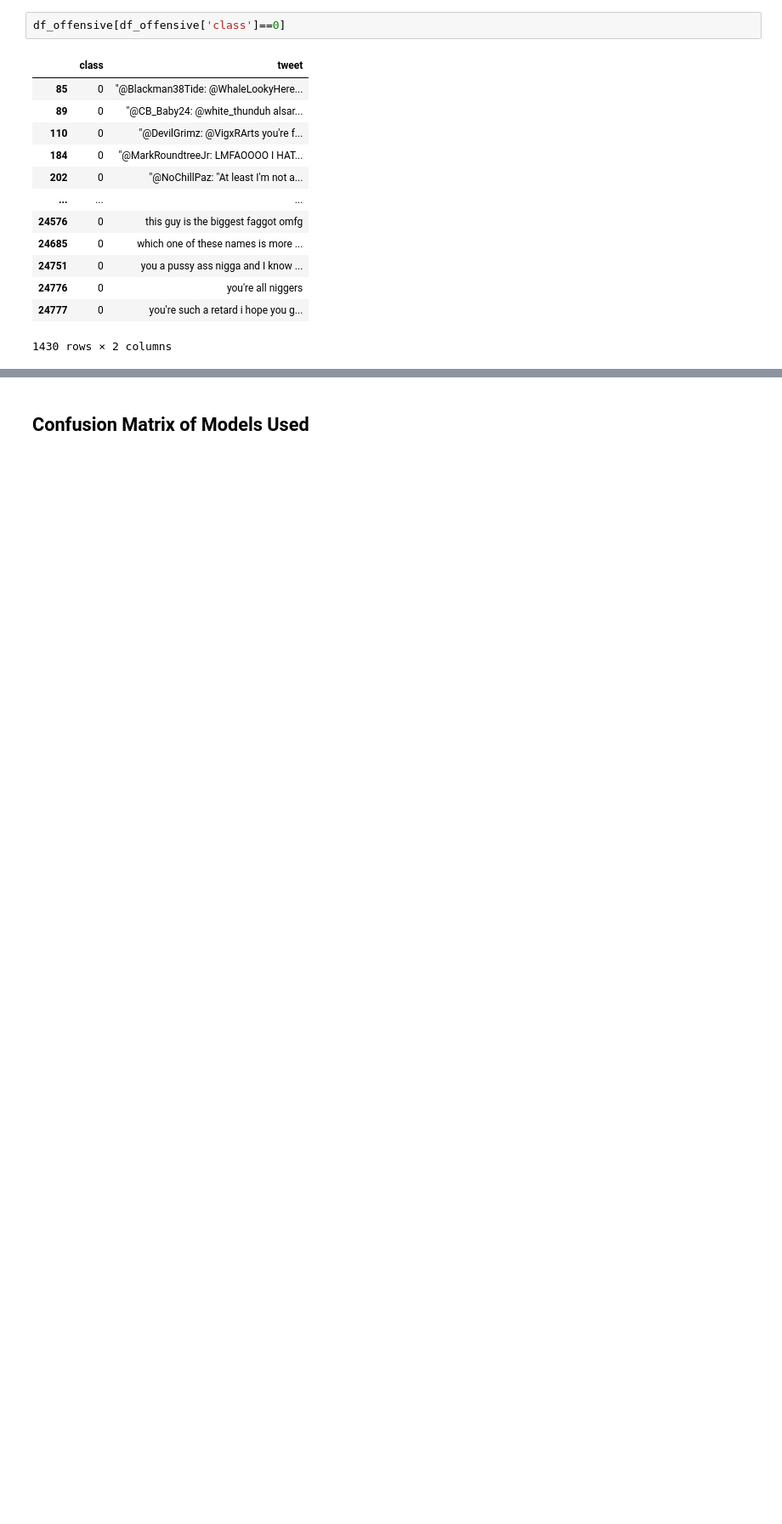
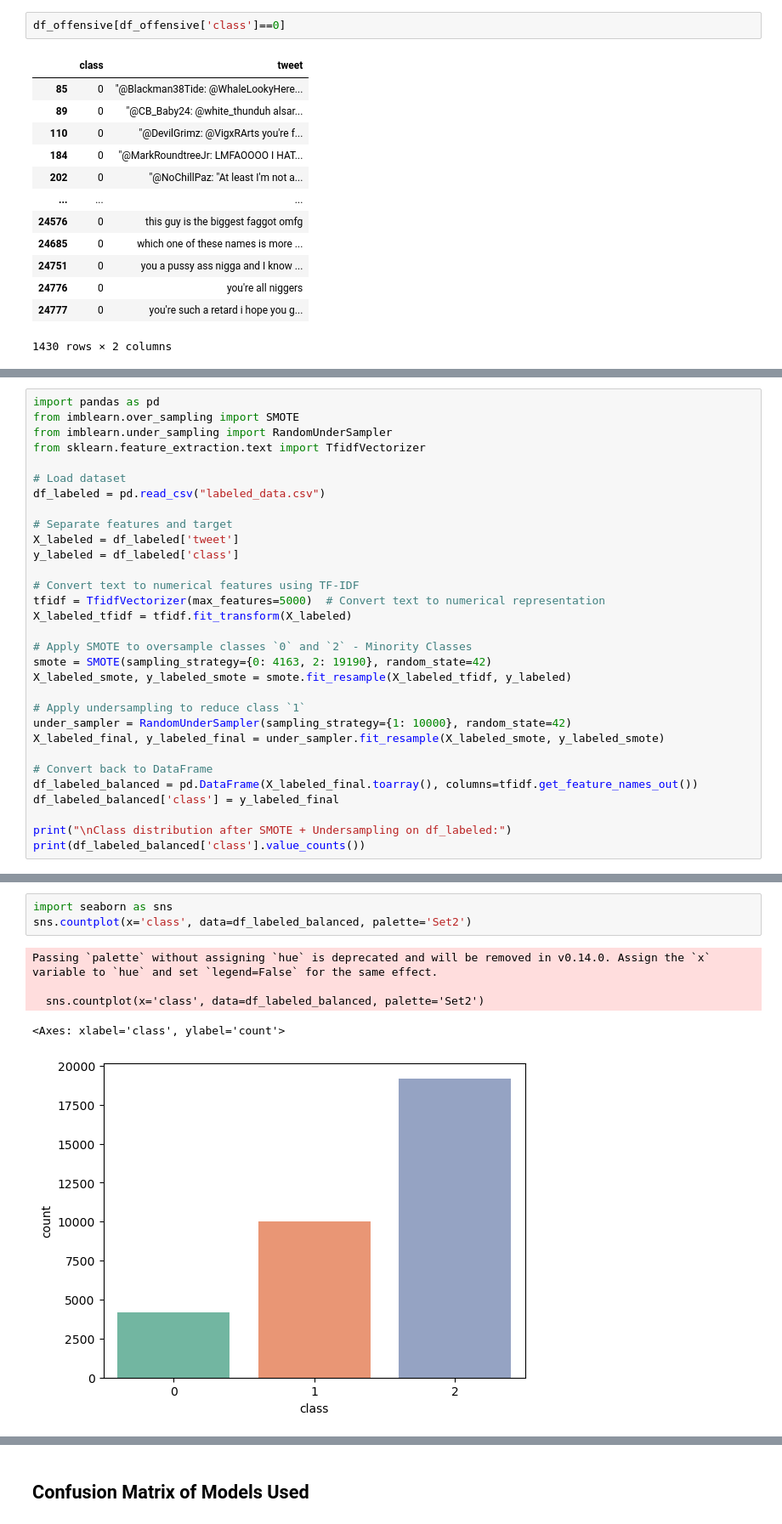
Before and after one commit to Shashankvenigalla/HateSpeech, a Jupyter notebook: Untitled1.ipynb, the cells around one changed output, grey strips where cells are left out. Shown at 85% size. Cells and saved outputs as stored; diff of their text form; blank space fills up the shorter version.

```diff
--- a/Untitled1.ipynb
+++ b/Untitled1.ipynb
@@ -246,0 +140,31 @@ Passing `palette` without assigning `hue` is deprecated and will be removed in v
+# %%
+import pandas as pd
+from imblearn.over_sampling import SMOTE
+from imblearn.under_sampling import RandomUnderSampler
+from sklearn.feature_extraction.text import TfidfVectorizer
+
+# Load dataset
+df_labeled = pd.read_csv("labeled_data.csv")
+
+# Separate features and target
+X_labeled = df_labeled['tweet']
+y_labeled = df_labeled['class']
+
+# Convert text to numerical features using TF-IDF
+tfidf = TfidfVectorizer(max_features=5000)  # Convert text to numerical representation
+X_labeled_tfidf = tfidf.fit_transform(X_labeled)
+
+# Apply SMOTE to oversample classes `0` and `2` - Minority Classes
+smote = SMOTE(sampling_strategy={0: 4163, 2: 19190}, random_state=42)
+X_labeled_smote, y_labeled_smote = smote.fit_resample(X_labeled_tfidf, y_labeled)
+
+# Apply undersampling to reduce class `1`
+under_sampler = RandomUnderSampler(sampling_strategy={1: 10000}, random_state=42)
+X_labeled_final, y_labeled_final = under_sampler.fit_resample(X_labeled_smote, y_labeled_smote)
+
+# Convert back to DataFrame
+df_labeled_balanced = pd.DataFrame(X_labeled_final.toarray(), columns=tfidf.get_feature_names_out())
+df_labeled_balanced['class'] = y_labeled_final
+
+print("\nClass distribution after SMOTE + Undersampling on df_labeled:")
+print(df_labeled_balanced['class'].value_counts())
@@ -246,0 +177,9 @@ Passing `palette` without assigning `hue` is deprecated and will be removed in v
+# %%
+import seaborn as sns
+sns.countplot(x='class', data=df_labeled_balanced, palette='Set2')
+# %% [output]
+Passing `palette` without assigning `hue` is deprecated and will be removed in v0.14.0. Assign the `x` variable to `hue` and set `legend=False` for the same effect.
+
+  sns.countplot(x='class', data=df_labeled_balanced, palette='Set2')
+<Axes: xlabel='class', ylabel='count'>
+[figure, added]
```
Also changed, not shown: parts of 36 cells of this notebook, 1 other file.
